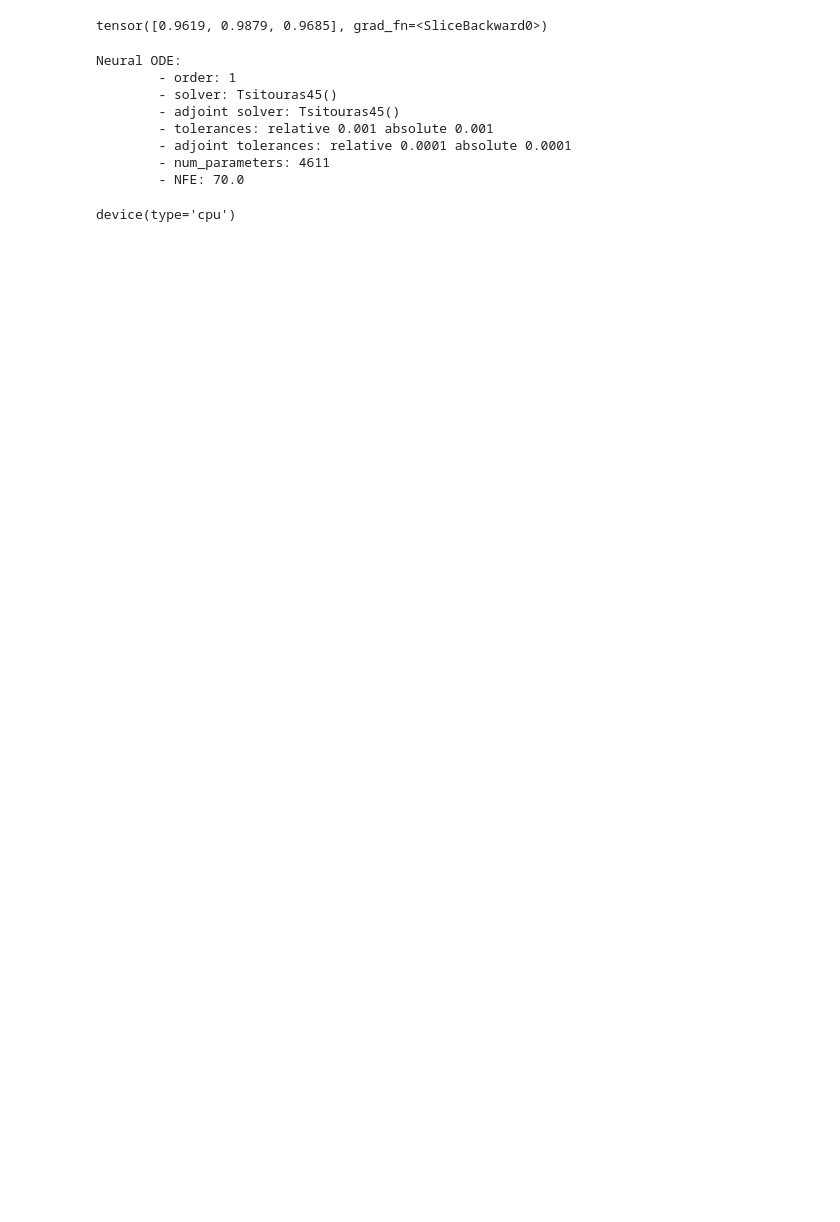
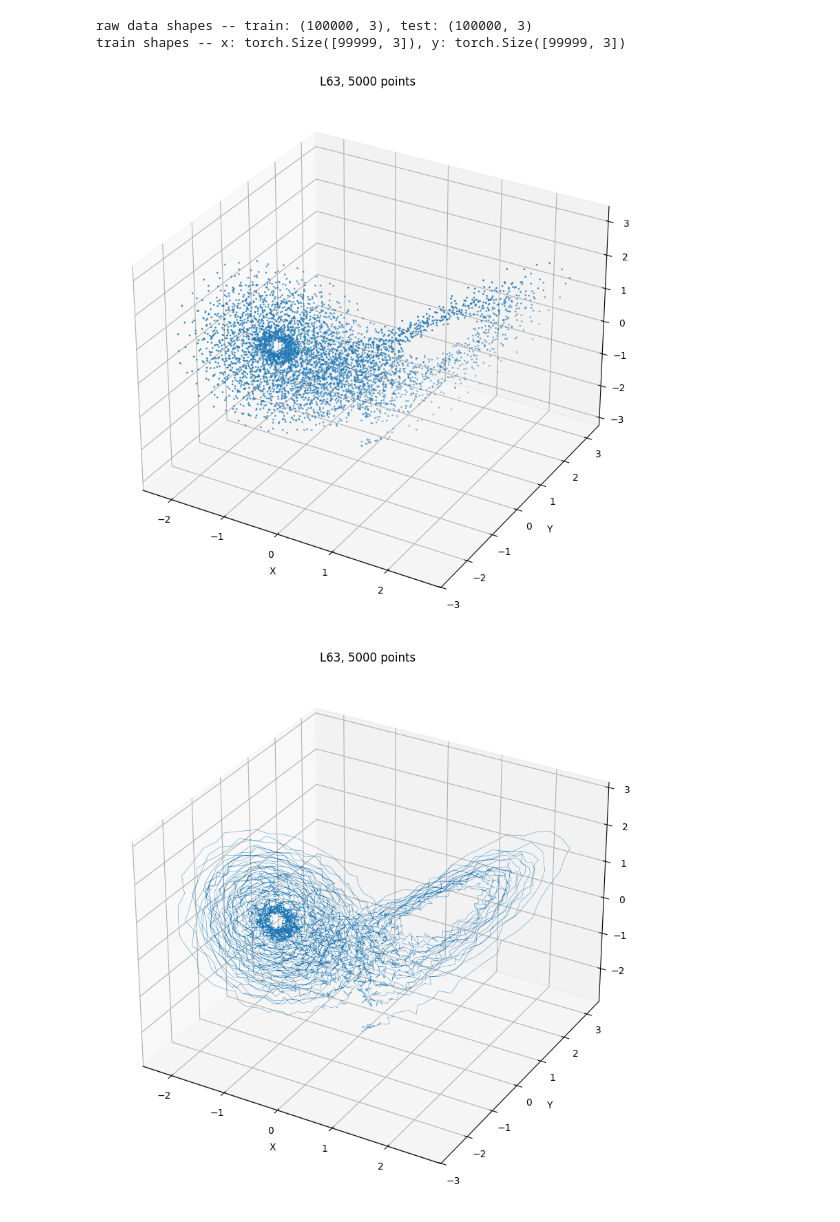
Before and after one commit to anuramat/uhd-mldyn, a Jupyter notebook: final/final.ipynb, the cells around one changed output. Saved outputs shown, nothing was run; the diff lists cells and outputs as text; code cells hidden in the pictures; blank space fills up the shorter version.

```diff
--- a/final/final.ipynb
+++ b/final/final.ipynb
@@ -79,27 +83,33 @@ class Learner_l63(pl.LightningModule):
         return {"loss": loss}
 
     def configure_optimizers(self):
-        return torch.optim.Adam(self.model.parameters(), lr=3e-4)
+        return torch.optim.Adam(self.model.parameters(), lr=0.01)
 
     def train_dataloader(self):
         return self.trainloader
 # %%
 def get_model_l63():
     layers = [
-        nn.Linear(3, 64),
+        nn.Linear(3, 128),
         nn.ReLU(),
-        nn.Linear(64, 64),
+        nn.Linear(128, 128),
         nn.ReLU(),
-        nn.Linear(64, 3),
+        nn.Linear(128, 128),
+        nn.ReLU(),
+        nn.Linear(128, 128),
+        nn.ReLU(),
+        nn.Linear(128, 128),
+        nn.ReLU(),
+        nn.Linear(128, 3),
     ]
     f = nn.Sequential(*layers)
     model = NeuralODE(f)
     t_span = torch.linspace(0, 1, 2)  # [0,1]
     return t_span, model
 # %%
-learn = Learner_l63(*get_model_l63())
-trainer = pl.Trainer(max_epochs=5, accelerator="gpu", devices="auto")
-trainer.fit(learn)
+model = Learner_l63(*get_model_l63())
+trainer = pl.Trainer(max_epochs=50, accelerator="gpu", devices="auto")
+trainer.fit(model)
 # %% [output]
 GPU available: True (cuda), used: True
 TPU available: False, using: 0 TPU cores
@@ -129,19 +136,20 @@ tensor(0.0127, device='cuda:0', grad_fn=<MseLossBackward0>)
-# %%
-learn(torch.Tensor([1,1,1]))[1][-1,:]
-# %% [output]
-tensor([0.9619, 0.9879, 0.9685], grad_fn=<SliceBackward0>)
 # %%
-def iterate(model)
+def iterate(model, start, n):
+    x = torch.Tensor(start)
+    traj = []
+    with torch.no_grad():
+        for _ in range(n):
+            x = model(x)[1][-1, :]
+            traj.append(x.numpy())
+    return np.vstack(traj)
-# %% [output]
-Neural ODE:
-        - order: 1
-        - solver: Tsitouras45()
-        - adjoint solver: Tsitouras45()
-        - tolerances: relative 0.001 absolute 0.001
-        - adjoint tolerances: relative 0.0001 absolute 0.0001
-        - num_parameters: 4611
-        - NFE: 70.0
 # %%
-learn.device
+n_points = 5000
+preds = iterate(model, [1, 1, 1], n_points)
+get_loader_l63(True, n_points=n_points)
+plot_l63(preds, -1, "scatter")
+plot_l63(preds, -1, "line")
 # %% [output]
-device(type='cpu')
+raw data shapes -- train: (100000, 3), test: (100000, 3)
+train shapes -- x: torch.Size([99999, 3]), y: torch.Size([99999, 3])
+[figure, added]
+[figure, added]
```
Also changed, not shown: parts of 5 cells of this notebook, 1 other file.
